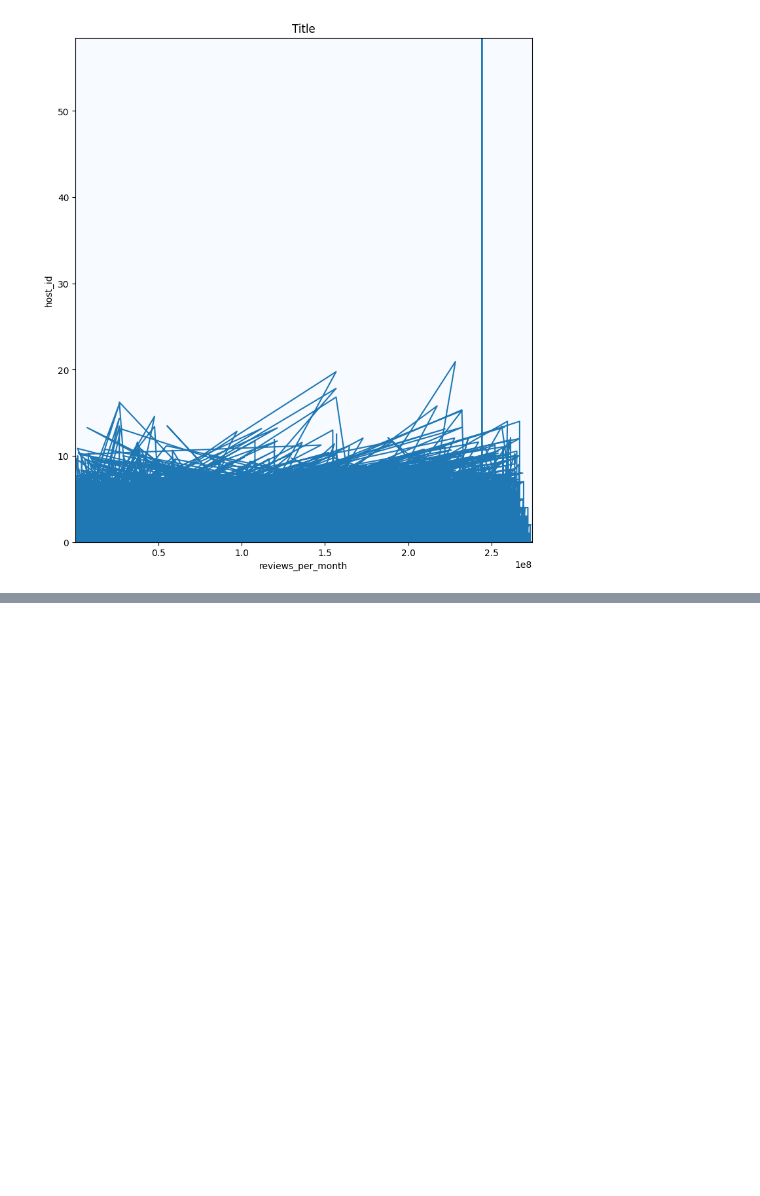
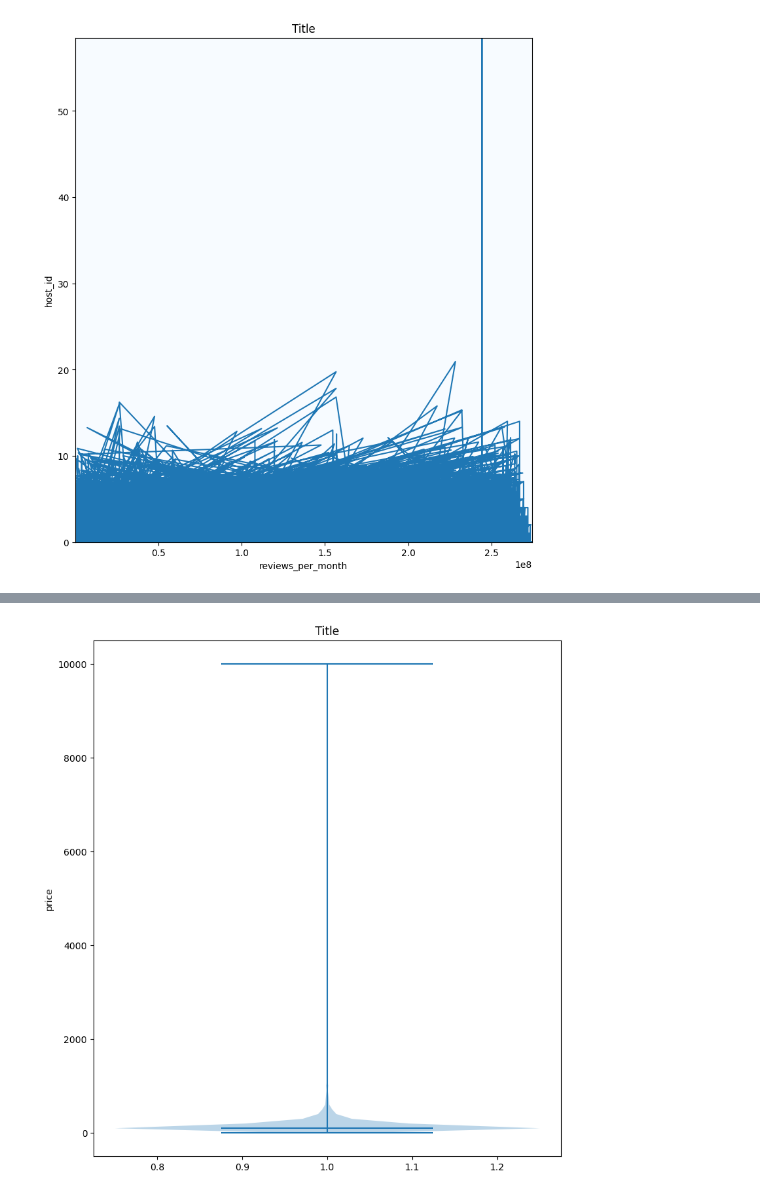
Before and after one commit to ujjutanwer-hub/Data-Science, a Jupyter notebook: Untitled1.ipynb, the cells around one changed output, grey strips where cells are left out. Cells and saved outputs as stored; diff of their text form; code cells hidden in the pictures; blank space fills up the shorter version.

```diff
--- a/Untitled1.ipynb
+++ b/Untitled1.ipynb
@@ -168,0 +169,8 @@ plt.show()
+# %%
+fig, ax = plt.subplots(figsize=(9,10), dpi=100)
+ax.violinplot(data["price"],showmedians=True)
+plt.title("Title")
+plt.ylabel("price")
+plt.show()
+# %% [output]
+[figure, added]
```
Also changed, not shown: parts of 3 cells of this notebook.
